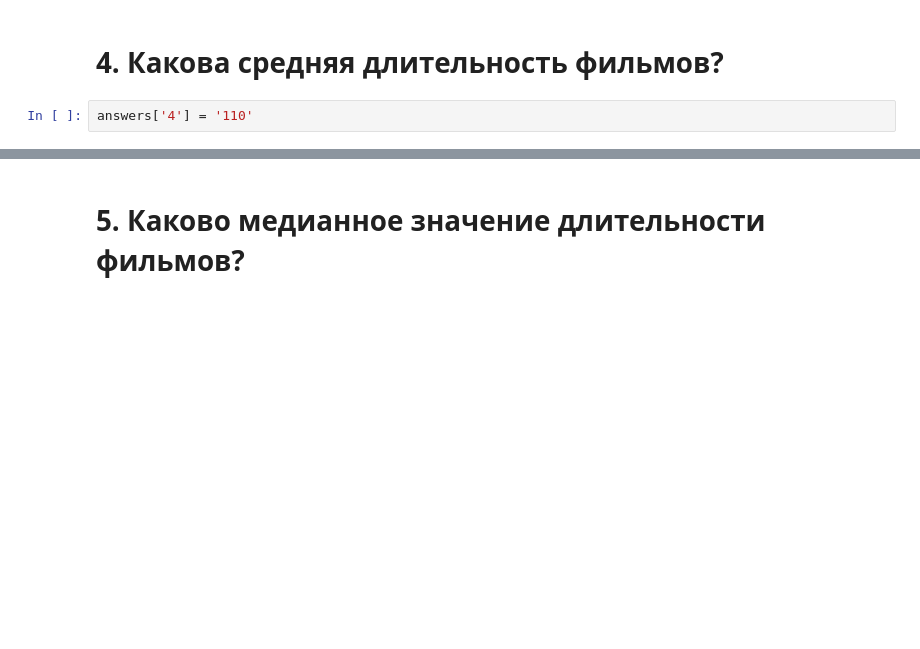
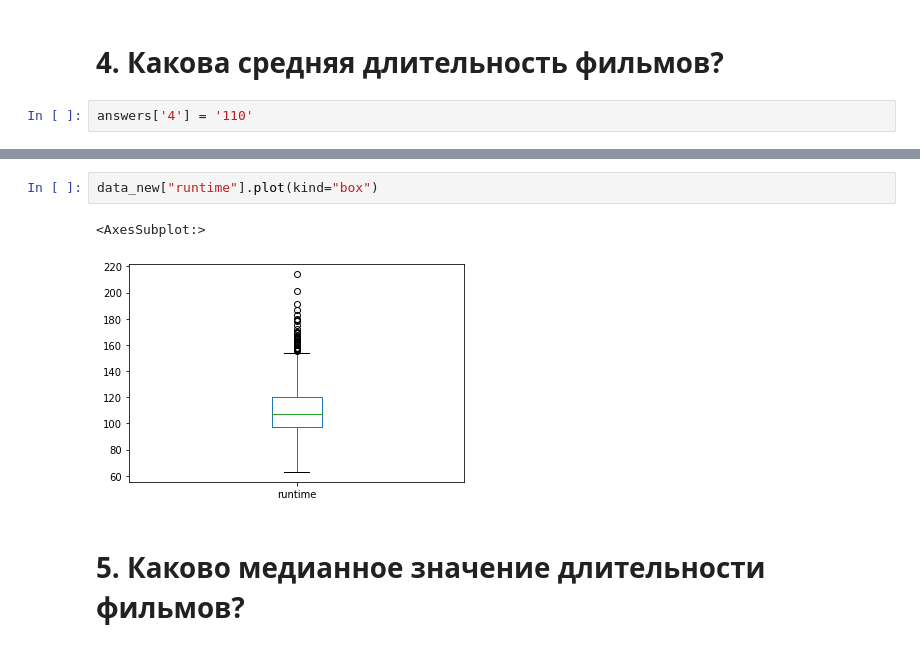
Before and after one commit to artkel/module_1, a Jupyter notebook: Movies_IMBD_v4.1_TEMPLATE.ipynb, the cells around one changed output, grey strips where cells are left out. Cells and saved outputs as stored; diff of their text form; blank space fills up the shorter version.

```diff
--- a/Movies_IMBD_v4.1_TEMPLATE.ipynb
+++ b/Movies_IMBD_v4.1_TEMPLATE.ipynb
@@ -264,3 +273,8 @@ round(data_new.runtime.mean())
+# %%
+data_new["runtime"].plot(kind="box")
+# %% [output]
+<AxesSubplot:>
+[figure, added]
 # %% [markdown]
 # 5. Каково медианное значение длительности фильмов?
 # %%
```
Also changed, not shown: parts of 36 cells of this notebook.
